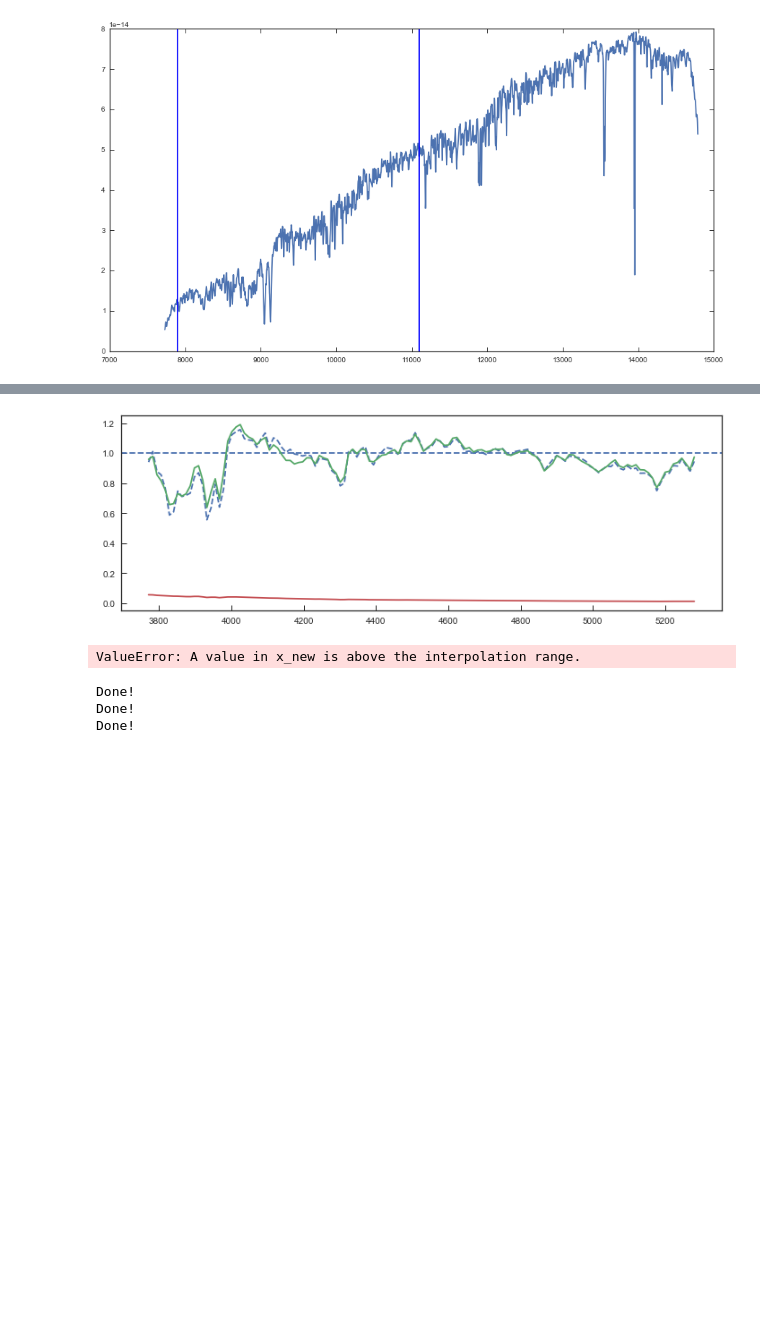
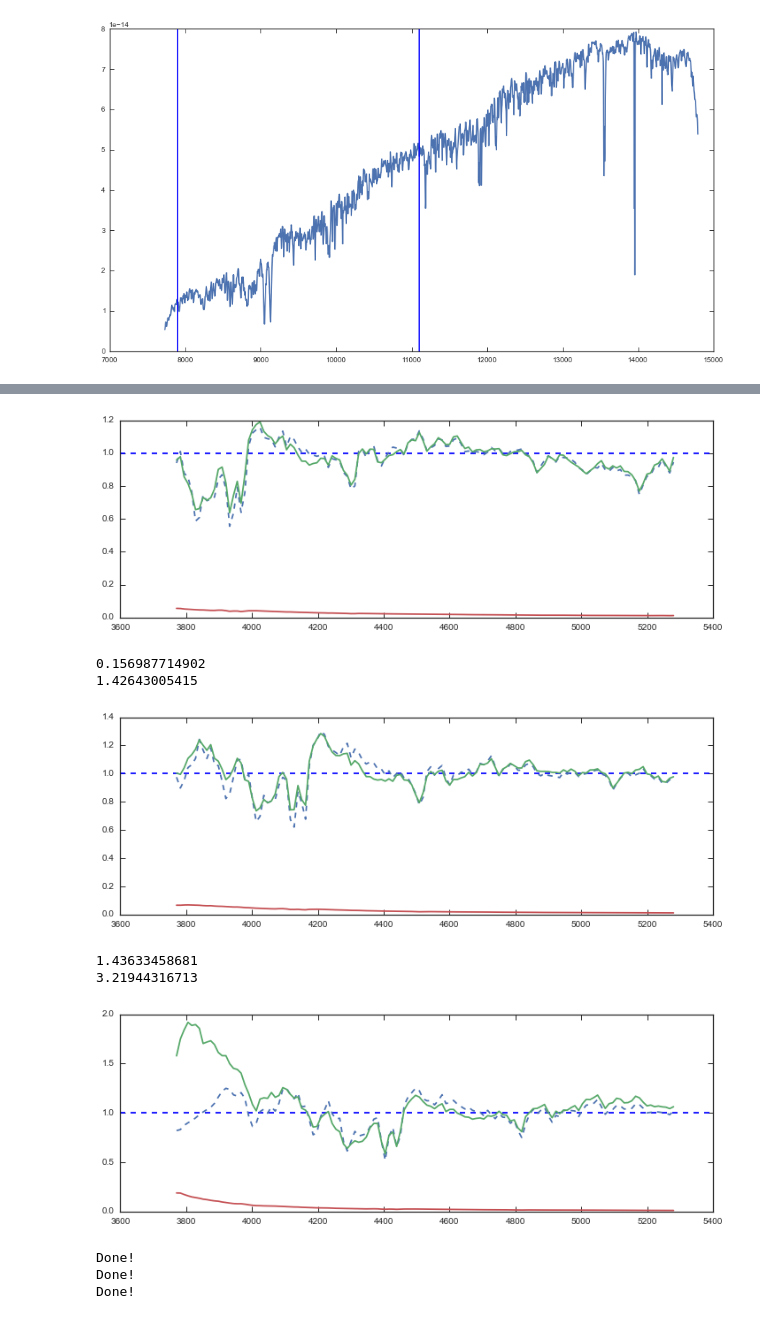
Before and after one commit to Vince-ec/Quiescent_analysis, a Jupyter notebook: scripts/cluster_packager.ipynb, the cells around one changed output, grey strips where cells are left out. Saved outputs shown, nothing was run; the diff lists cells and outputs as text; code cells hidden in the pictures; blank space fills up the shorter version.

```diff
--- a/scripts/cluster_packager.ipynb
+++ b/scripts/cluster_packager.ipynb
@@ -94,7 +93,7 @@ for i in range(len(rshift)):
     print np.mean(sres)
     print np.std(sres)
 
-    # np.save('../clusters/ngc6528_griz_err_test_%s' % rshift[i],[wv,fl,0.016*er])
+    np.save('../clusters/ngc6528_griz_err_test_%s' % rshift[i],[wv,fl,0.016*er])
 
     plt.figure(figsize=[12,4])
     plt.axhline(1,linestyle='--')
@@ -108,6 +107,11 @@ for i in range(len(rshift)):
 0.999469847659
-[figure, old version]
+[figure, new version]
-ValueError: A value in x_new is above the interpolation range.
+0.156987714902
+1.42643005415
+[figure, added]
+1.43633458681
+3.21944316713
+[figure, added]
 # %%
 rshift=[1.1,1.2,1.35]
 
```
Also changed, not shown: parts of 6 cells of this notebook, 15 other files.
